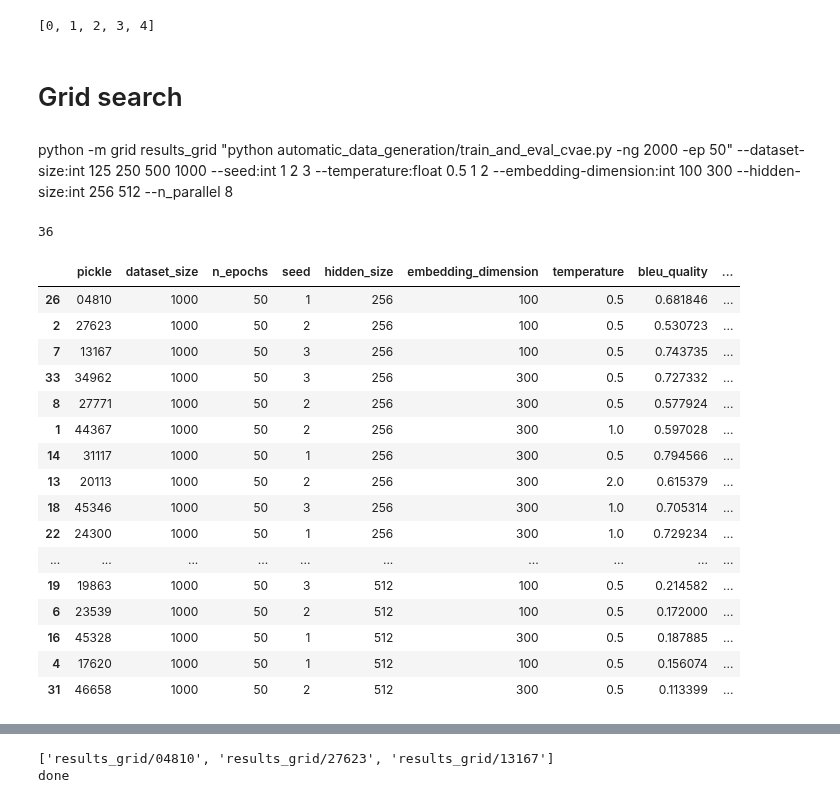
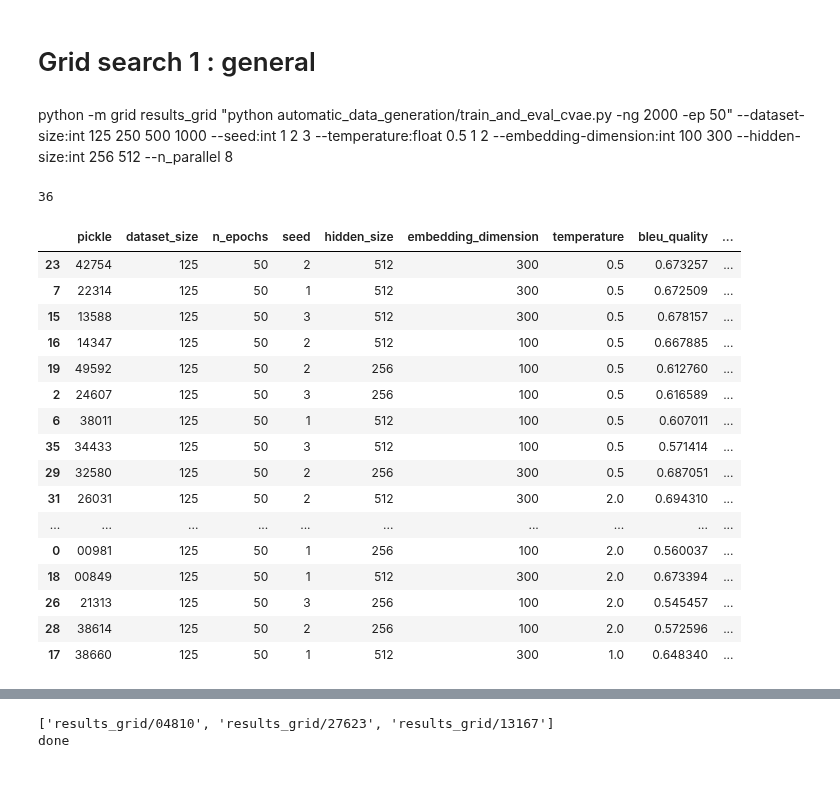
Before and after one commit to sonos/automatic-data-generation, a Jupyter notebook: automatic_data_generation/grid-search.ipynb, the cells around one changed output, grey strips where cells are left out. Cells and saved outputs as stored; diff of their text form; code cells hidden in the pictures.

```diff
--- a/automatic_data_generation/grid-search.ipynb
+++ b/automatic_data_generation/grid-search.ipynb
@@ -17,4 +19,0 @@ from mpl_toolkits.mplot3d import Axes3D
-# %%
-[a for a in range(10) if a<5]
-# %% [output]
-[0, 1, 2, 3, 4]
@@ -21,5 +25,5 @@ from mpl_toolkits.mplot3d import Axes3D
 # %% [markdown]
-# Grid search
+# Grid search 1 : general
 # %% [markdown]
 python -m grid results_grid "python automatic_data_generation/train_and_eval_cvae.py -ng 2000 -ep 50" --dataset-size:int 125 250 500 1000 --seed:int 1 2 3 --temperature:float 0.5 1 2 --embedding-dimension:int 100 300 --hidden-size:int 256 512 --n_parallel 8
 # %%
@@ -29,47 +33,47 @@ results_dir = 'results_grid'
 runs = []
 
 for filename in os.listdir(results_dir):
     filepath = Path(results_dir)/Path(filename)
     if filename.endswith('.pkl'):
         runs.append(torch.load(filepath))
 
-runs = [run for run in runs if (run['args']['dataset_size']==1000)]
+runs = [run for run in runs if (run['args']['dataset_size']==125)]
 
 data = {}
 for arg_name in runs[0]['args'].keys():
     data[arg_name] = [run['args'][arg_name] for run in runs]
 data['pickle']   = np.array([run['args']['pickle'].split('/')[-1].rstrip('.pkl') for run in runs])
 
 data['bleu_quality']   = np.array([run['delexicalised_metrics']['bleu_scores']['quality']['avg'] for run in runs])
 data['bleu_diversity'] = np.array([run['delexicalised_metrics']['bleu_scores']['diversity']['avg'] for run in runs])
 data['accuracy']       = np.array([run['delexicalised_metrics']['intent_accuracy'] for run in runs])
 data['originality']       = np.array([run['delexicalised_metrics']['originality']['avg'] for run in runs])
 data['transfer']   = np.array([run['delexicalised_metrics']['transfer']['avg'] for run in runs])
 
 data['metric'] = data['accuracy']**10 * data['originality'] #* data['bleu_quality']
 
 df = pd.DataFrame(data, columns=['pickle', 'dataset_size', 'n_epochs', 'seed', #'x1', 'x2', 'k1', 'k2',
                                  'hidden_size', 'embedding_dimension', 'temperature',
                                  'bleu_quality', 'bleu_diversity', 'accuracy', 'originality', 'transfer', 'metric'])
 df = df.sort_values(by = 'metric', ascending=False)
 print(len(runs))
 df.head(100)
 # %% [output]
 36
 |  | pickle | dataset_size | n_epochs | seed | hidden_size | embedding_dimension | temperature | bleu_quality | ... |
-| 26 | 04810 | 1000 | 50 | 1 | 256 | 100 | 0.5 | 0.681846 | ... |
-| 2 | 27623 | 1000 | 50 | 2 | 256 | 100 | 0.5 | 0.530723 | ... |
-| 7 | 13167 | 1000 | 50 | 3 | 256 | 100 | 0.5 | 0.743735 | ... |
-| 33 | 34962 | 1000 | 50 | 3 | 256 | 300 | 0.5 | 0.727332 | ... |
-| 8 | 27771 | 1000 | 50 | 2 | 256 | 300 | 0.5 | 0.577924 | ... |
-| 1 | 44367 | 1000 | 50 | 2 | 256 | 300 | 1.0 | 0.597028 | ... |
-| 14 | 31117 | 1000 | 50 | 1 | 256 | 300 | 0.5 | 0.794566 | ... |
-| 13 | 20113 | 1000 | 50 | 2 | 256 | 300 | 2.0 | 0.615379 | ... |
-| 18 | 45346 | 1000 | 50 | 3 | 256 | 300 | 1.0 | 0.705314 | ... |
-| 22 | 24300 | 1000 | 50 | 1 | 256 | 300 | 1.0 | 0.729234 | ... |
+| 23 | 42754 | 125 | 50 | 2 | 512 | 300 | 0.5 | 0.673257 | ... |
+| 7 | 22314 | 125 | 50 | 1 | 512 | 300 | 0.5 | 0.672509 | ... |
+| 15 | 13588 | 125 | 50 | 3 | 512 | 300 | 0.5 | 0.678157 | ... |
+| 16 | 14347 | 125 | 50 | 2 | 512 | 100 | 0.5 | 0.667885 | ... |
+| 19 | 49592 | 125 | 50 | 2 | 256 | 100 | 0.5 | 0.612760 | ... |
+| 2 | 24607 | 125 | 50 | 3 | 256 | 100 | 0.5 | 0.616589 | ... |
+| 6 | 38011 | 125 | 50 | 1 | 512 | 100 | 0.5 | 0.607011 | ... |
+| 35 | 34433 | 125 | 50 | 3 | 512 | 100 | 0.5 | 0.571414 | ... |
+| 29 | 32580 | 125 | 50 | 2 | 256 | 300 | 0.5 | 0.687051 | ... |
+| 31 | 26031 | 125 | 50 | 2 | 512 | 300 | 2.0 | 0.694310 | ... |
 | ... | ... | ... | ... | ... | ... | ... | ... | ... | ... |
-| 19 | 19863 | 1000 | 50 | 3 | 512 | 100 | 0.5 | 0.214582 | ... |
-| 6 | 23539 | 1000 | 50 | 2 | 512 | 100 | 0.5 | 0.172000 | ... |
-| 16 | 45328 | 1000 | 50 | 1 | 512 | 300 | 0.5 | 0.187885 | ... |
-| 4 | 17620 | 1000 | 50 | 1 | 512 | 100 | 0.5 | 0.156074 | ... |
-| 31 | 46658 | 1000 | 50 | 2 | 512 | 300 | 0.5 | 0.113399 | ... |
+| 0 | 00981 | 125 | 50 | 1 | 256 | 100 | 2.0 | 0.560037 | ... |
+| 18 | 00849 | 125 | 50 | 1 | 512 | 300 | 2.0 | 0.673394 | ... |
+| 26 | 21313 | 125 | 50 | 3 | 256 | 100 | 2.0 | 0.545457 | ... |
+| 28 | 38614 | 125 | 50 | 2 | 256 | 100 | 2.0 | 0.572596 | ... |
+| 17 | 38660 | 125 | 50 | 1 | 512 | 300 | 1.0 | 0.648340 | ... |
```
Also changed, not shown: parts of 10 cells of this notebook, 4 other files.
